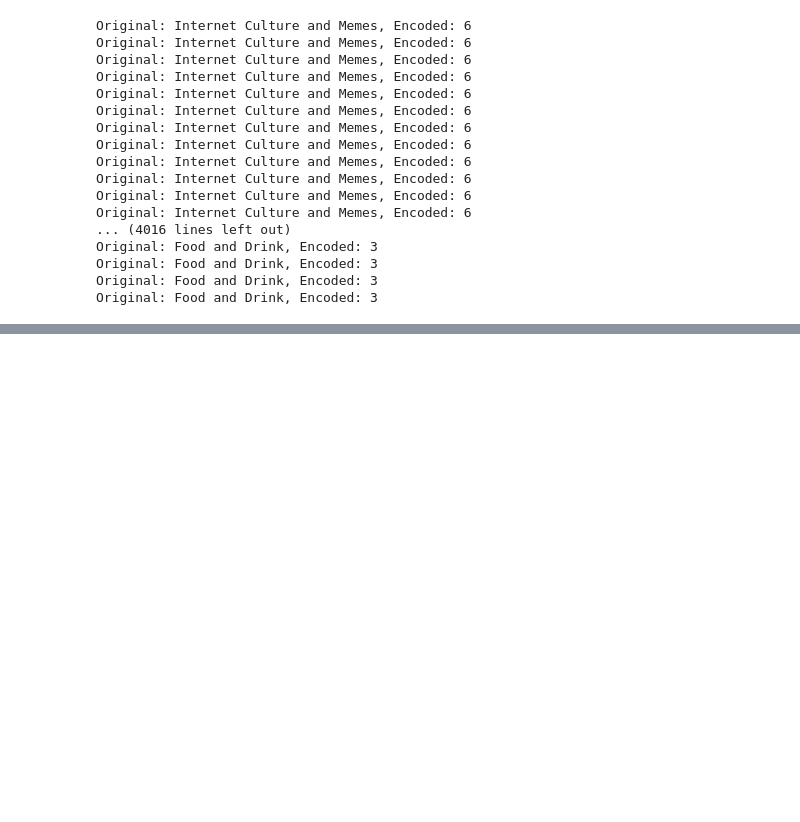
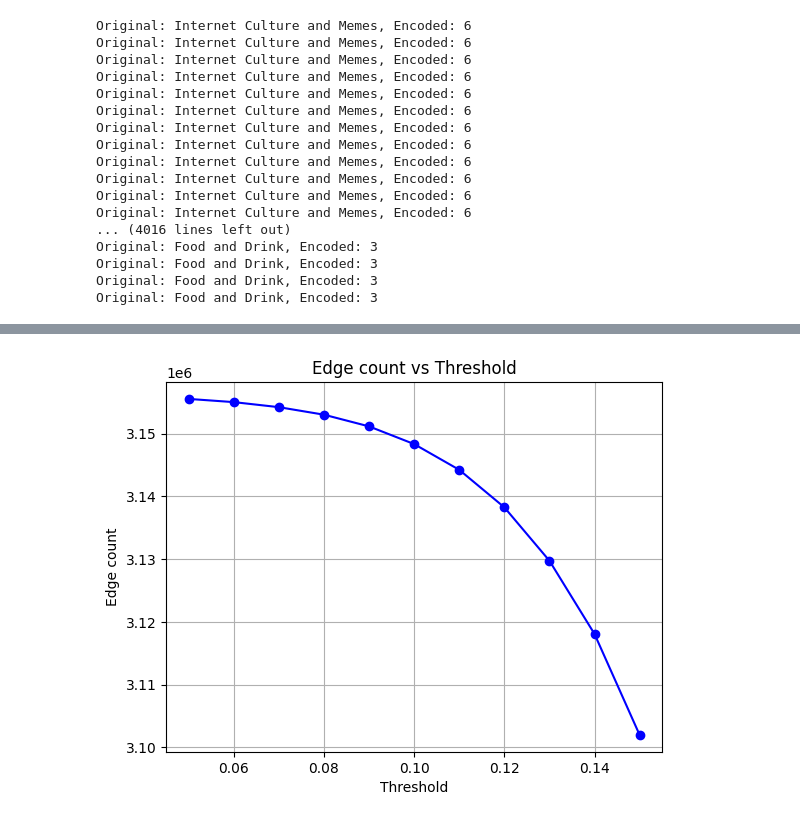
Before and after one commit to kernelism/community-classification-reddit, a Jupyter notebook: gnn/datasetup.ipynb, the cells around one changed output, grey strips where cells are left out. Cells and saved outputs as stored; diff of their text form; code cells hidden in the pictures; blank space fills up the shorter version.

```diff
--- a/gnn/datasetup.ipynb
+++ b/gnn/datasetup.ipynb
@@ -320,0 +388,10 @@ np.save("../ds/v2/graph2vec_labels.npy", labels, allow_pickle=True)
+# %%
+import numpy as np
+import networkx as nx
+
+thresholds = np.arange(0.05, 0.16, 0.01)
+graphs = {}
+for threshold in thresholds:
+    print(f"Building graph for threshold {threshold}")
+    G = build_similarity_graph(embedding, threshold)
+    graphs[threshold] = G
@@ -320,0 +410,11 @@ np.save("../ds/v2/graph2vec_labels.npy", labels, allow_pickle=True)
+# %%
+import matplotlib.pyplot as plt
+# visualise edge count for each threshold
+edge_counts = [len(G.edges()) for G in graphs.values()]
+plt.plot(thresholds, edge_counts, marker='o', color='b')
+plt.xlabel('Threshold')
+plt.ylabel('Edge count')
+plt.title('Edge count vs Threshold')
+plt.grid()
+# %% [output]
+[figure, added]
```
Also changed, not shown: parts of 6 cells of this notebook, 3 other files.
